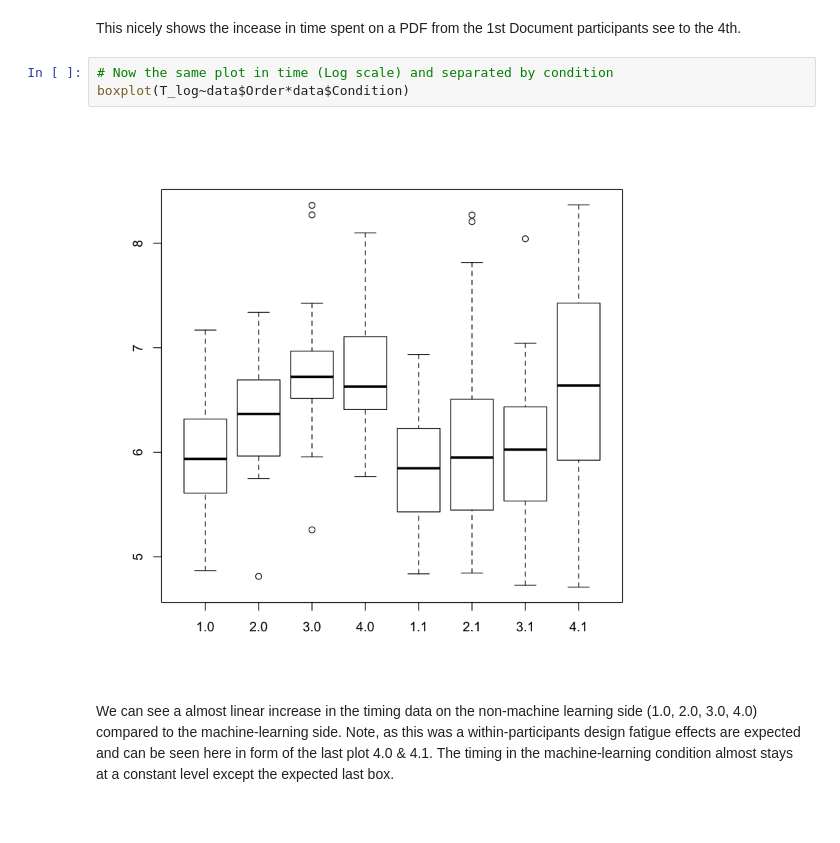
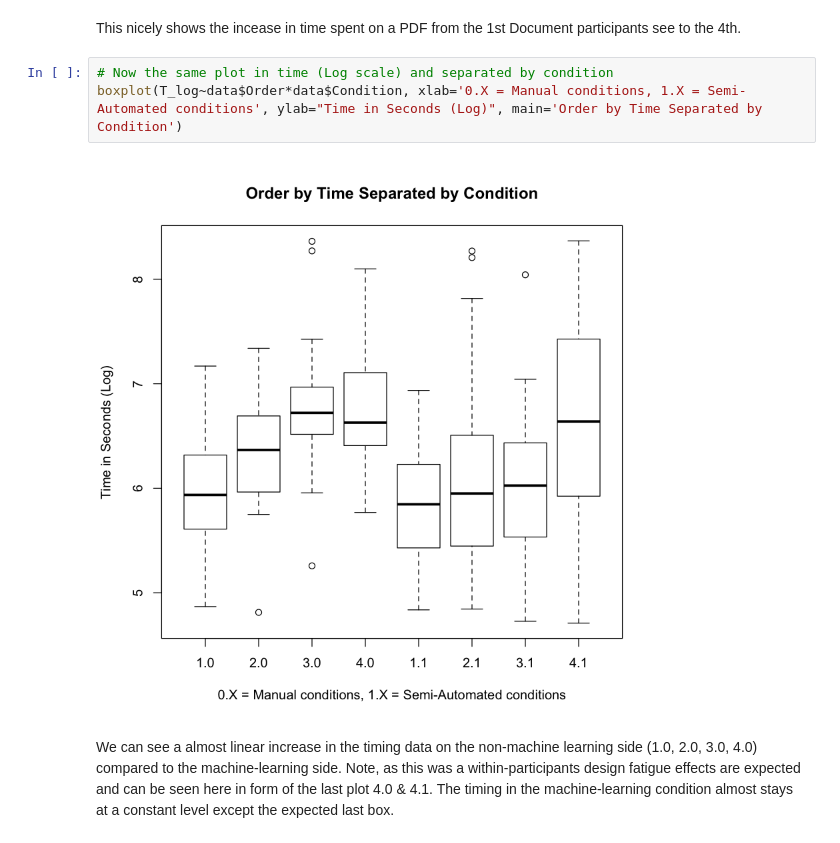
Before and after one commit to h21k/RRUX, a Jupyter notebook: Analysis.ipynb, the cells around one changed output. Cells and saved outputs as stored; diff of their text form.

```diff
--- a/Analysis.ipynb
+++ b/Analysis.ipynb
@@ -179,9 +182,9 @@ boxplot(data$Time~data$Order)
 This nicely shows the incease in time spent on a PDF from the 1st Document participants see to the 4th.
 # %%
 # Now the same plot in time (Log scale) and separated by condition
-boxplot(T_log~data$Order*data$Condition)
+boxplot(T_log~data$Order*data$Condition, xlab='0.X = Manual conditions, 1.X = Semi-Automated conditions', ylab="Time in Seconds (Log)", main='Order by Time Separated by Condition')
 # %% [output]
-[figure, old version]
+[figure, new version]
 # %% [markdown]
 We can see a almost linear increase in the timing data on the non-machine learning side (1.0, 2.0, 3.0, 4.0) compared to the machine-learning side. Note, as this was a within-participants design fatigue effects are expected and can be seen here in form of the last plot 4.0 & 4.1. The timing in the machine-learning condition almost stays at a constant level except the expected last box.
 # %%
```
Also changed, not shown: parts of 16 cells of this notebook.
